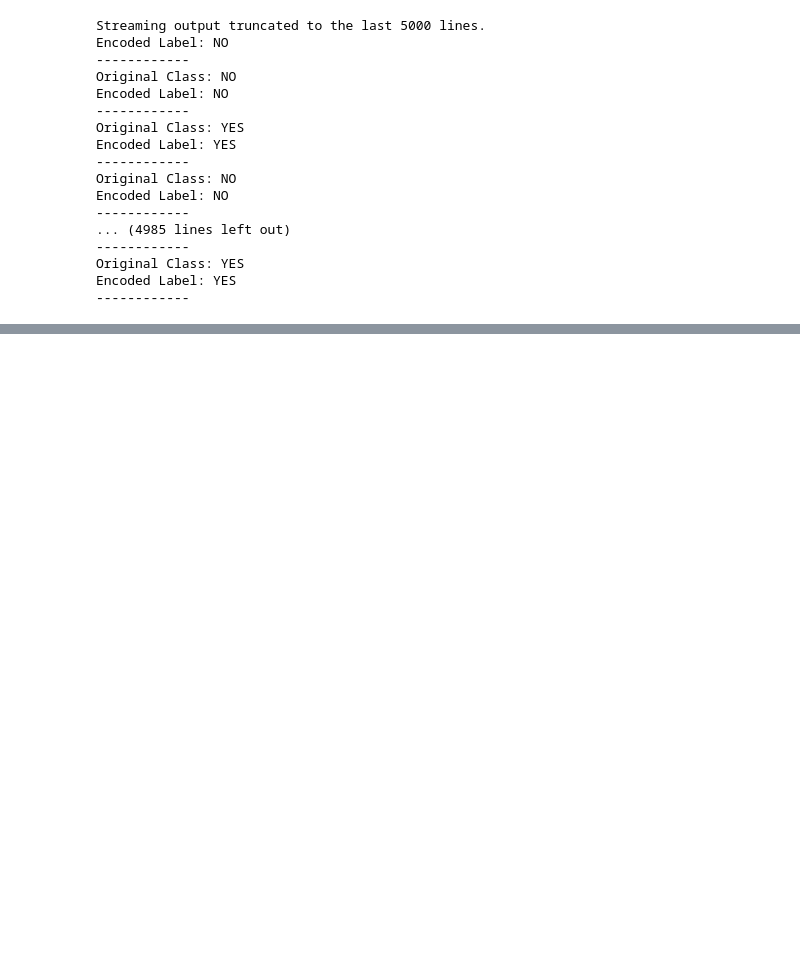
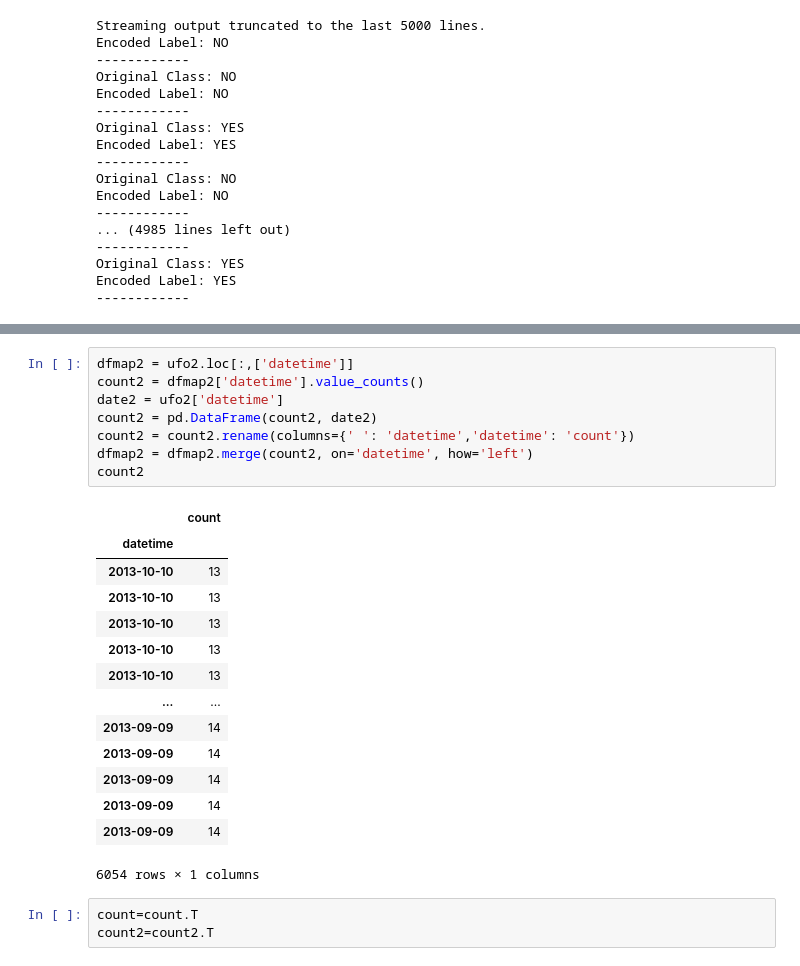
Before and after one commit to larregui/IST718-Project, a Jupyter notebook: UFO_Classifier.ipynb, the cells around one changed output, grey strips where cells are left out. Cells and saved outputs as stored; diff of their text form; blank space fills up the shorter version.

```diff
--- a/UFO_Classifier.ipynb
+++ b/UFO_Classifier.ipynb
@@ -330,0 +284,26 @@ ValueError: ignored
+# %%
+dfmap2 = ufo2.loc[:,['datetime']]
+count2 = dfmap2['datetime'].value_counts()
+date2 = ufo2['datetime']
+count2 = pd.DataFrame(count2, date2)
+count2 = count2.rename(columns={' ': 'datetime','datetime': 'count'})
+dfmap2 = dfmap2.merge(count2, on='datetime', how='left')
+count2
+# %% [output]
+|  | count |
+| datetime |  |
+| 2013-10-10 | 13 |
+| 2013-10-10 | 13 |
+| 2013-10-10 | 13 |
+| 2013-10-10 | 13 |
+| 2013-10-10 | 13 |
+| ... | ... |
+| 2013-09-09 | 14 |
+| 2013-09-09 | 14 |
+| 2013-09-09 | 14 |
+| 2013-09-09 | 14 |
+| 2013-09-09 | 14 |
+6054 rows × 1 columns
+# %%
+count=count.T
+count2=count2.T
```
Also changed, not shown: parts of 18 cells of this notebook.
